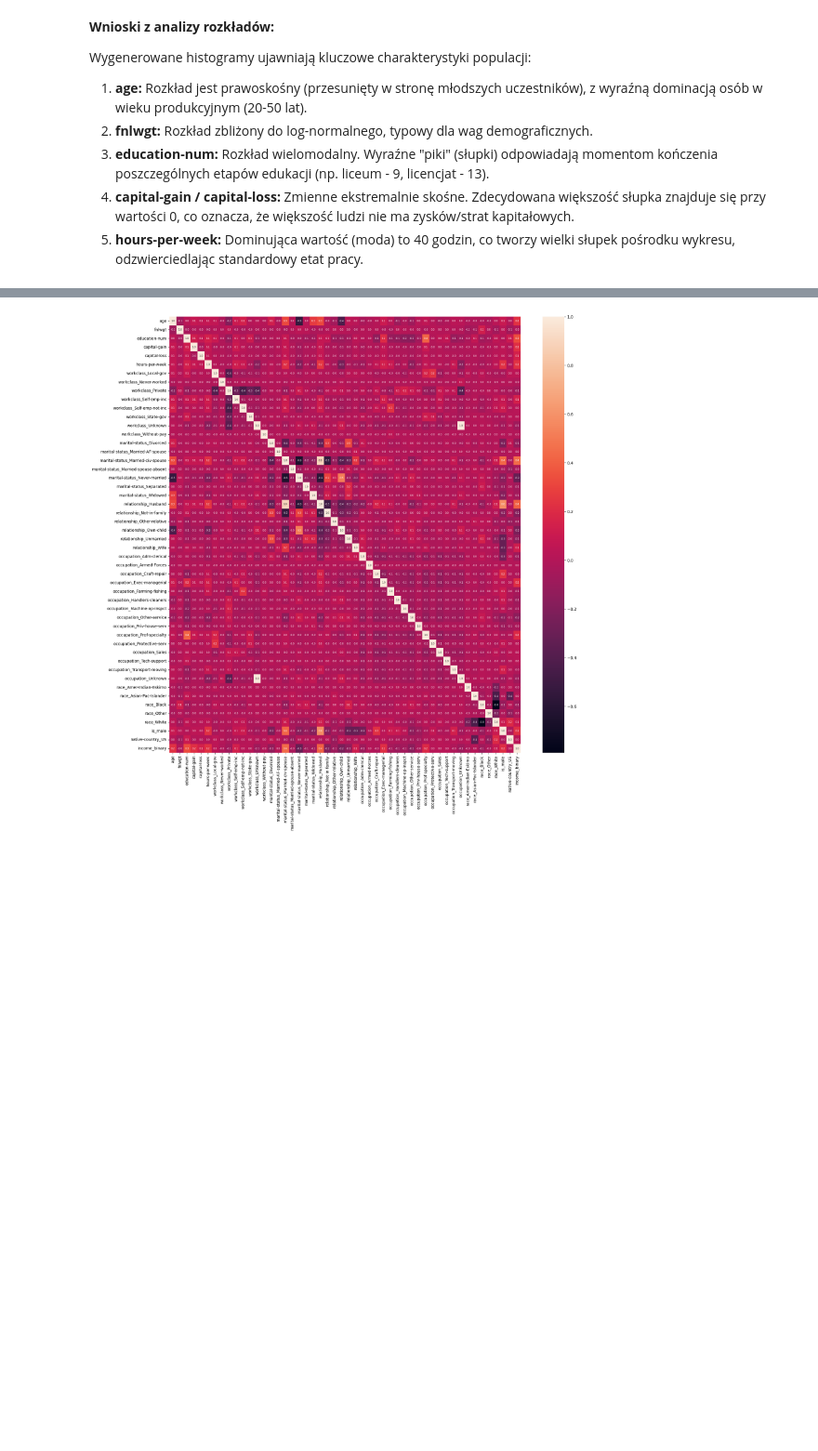
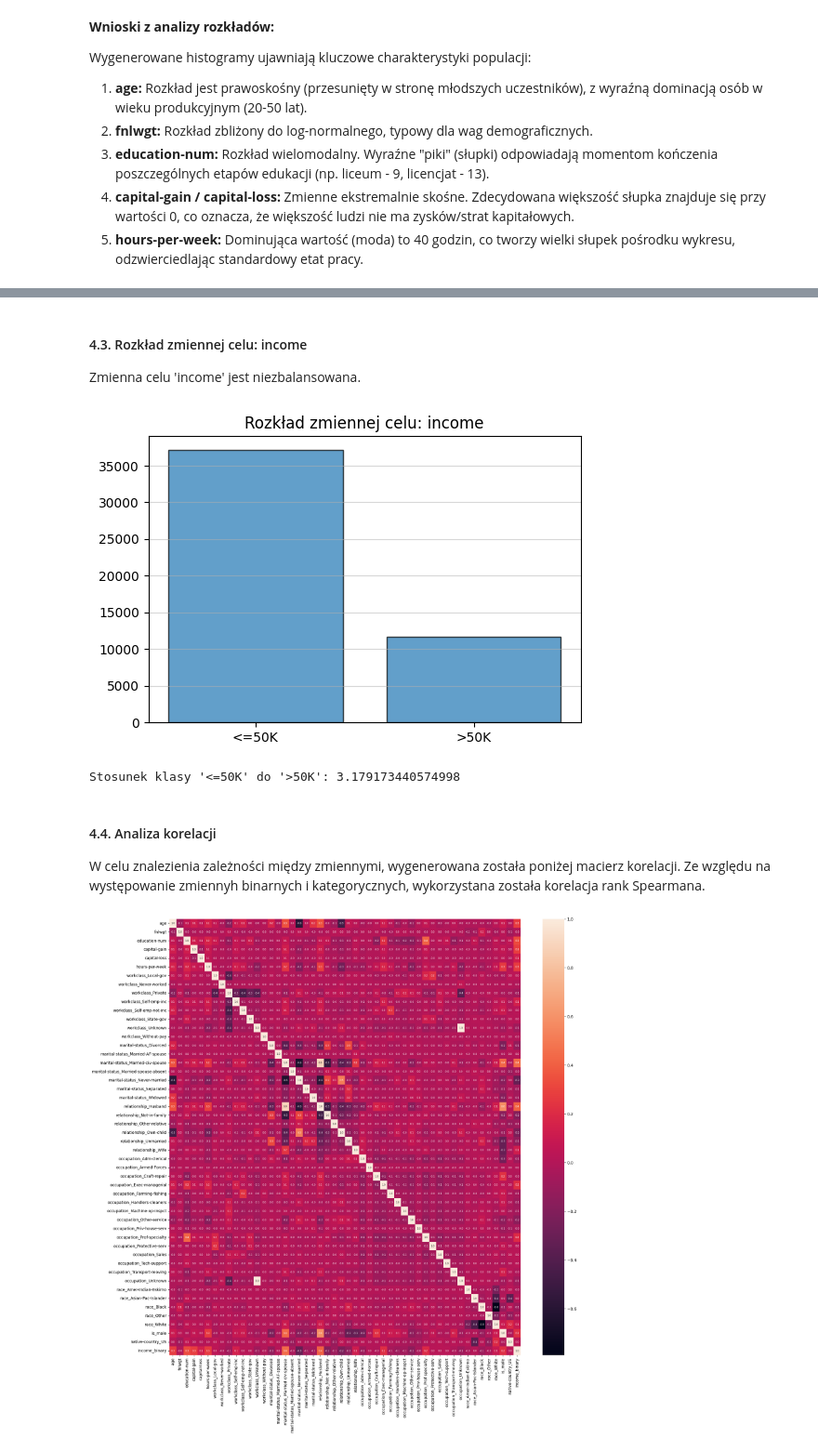
Before and after one commit to hoanganhlinh/SRD-projekt, a Jupyter notebook: adult-classification.ipynb, the cells around one changed output, grey strips where cells are left out. Shown at 93% size. Drawn from its saved outputs; the diff is of its cells as text; code cells hidden in the pictures; blank space fills up the shorter version.

```diff
--- a/adult-classification.ipynb
+++ b/adult-classification.ipynb
@@ -558 +589,22 @@ Wygenerowane histogramy ujawniają kluczowe charakterystyki populacji:
+# %% [markdown]
+#### 4.3. Rozkład zmiennej celu: income
+Zmienna celu 'income' jest niezbalansowana.
+# %%
+target_names = ['<=50K', '>50K']
+# %%
+plt.figure(figsize=(6, 4))
+plt.bar(x=df_adult['income_binary'].value_counts().index, height=df_adult['income_binary'].value_counts().values, edgecolor='black', alpha=0.7)
+plt.xticks(df_adult['income_binary'].value_counts().index, labels=target_names)
+plt.title(f'Rozkład zmiennej celu: income')
+plt.grid(axis='y', alpha=0.5)
+plt.show()
+# %% [output]
+[figure, added]
+# %%
+print(f"Stosunek klasy '<=50K' do '>50K': {df_adult['income_binary'].value_counts()[0] / df_adult['income_binary'].value_counts()[1]}")
+# %% [output]
+Stosunek klasy '<=50K' do '>50K': 3.179173440574998
+# %% [markdown]
+#### 4.4. Analiza korelacji
+W celu znalezienia zależności między zmiennymi, wygenerowana została poniżej macierz korelacji. Ze względu na występowanie zmiennyh binarnych i kategorycznych, wykorzystana została korelacja rank Spearmana.
 # %%
```
Also changed, not shown: parts of 31 cells of this notebook.
